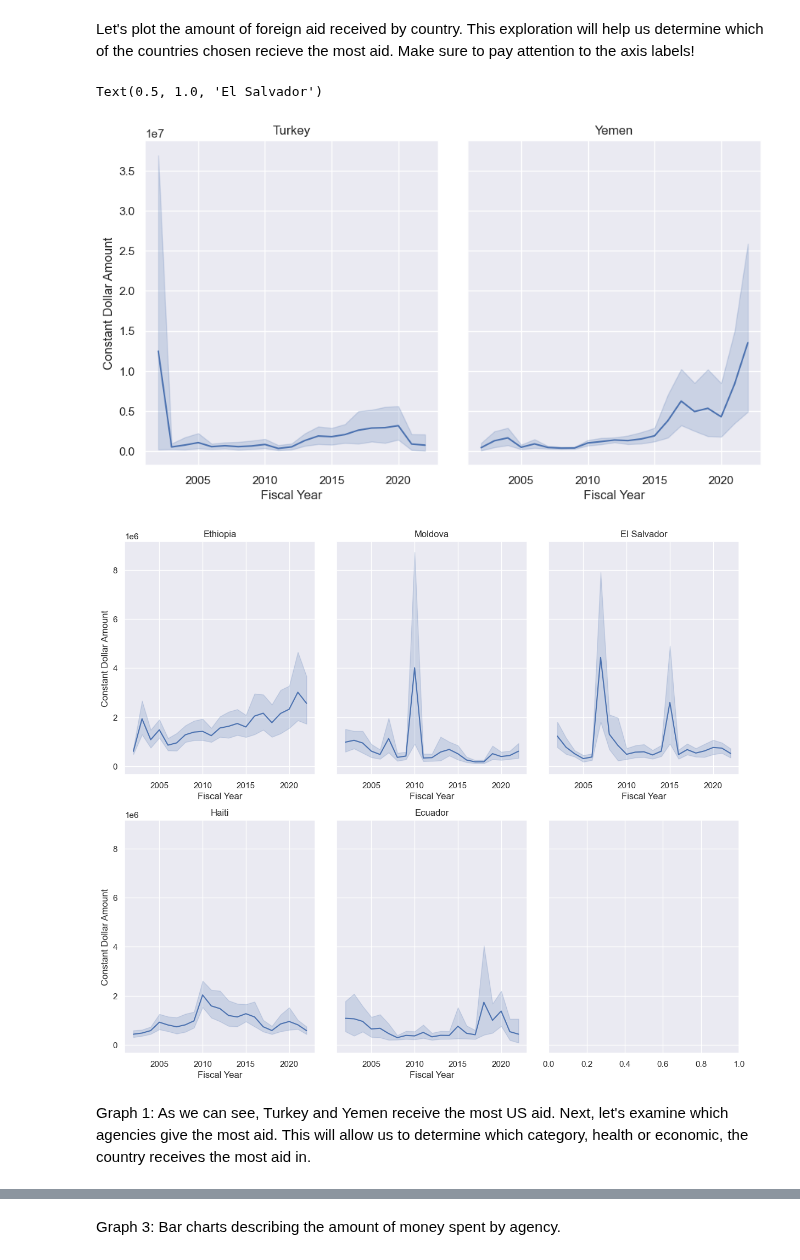
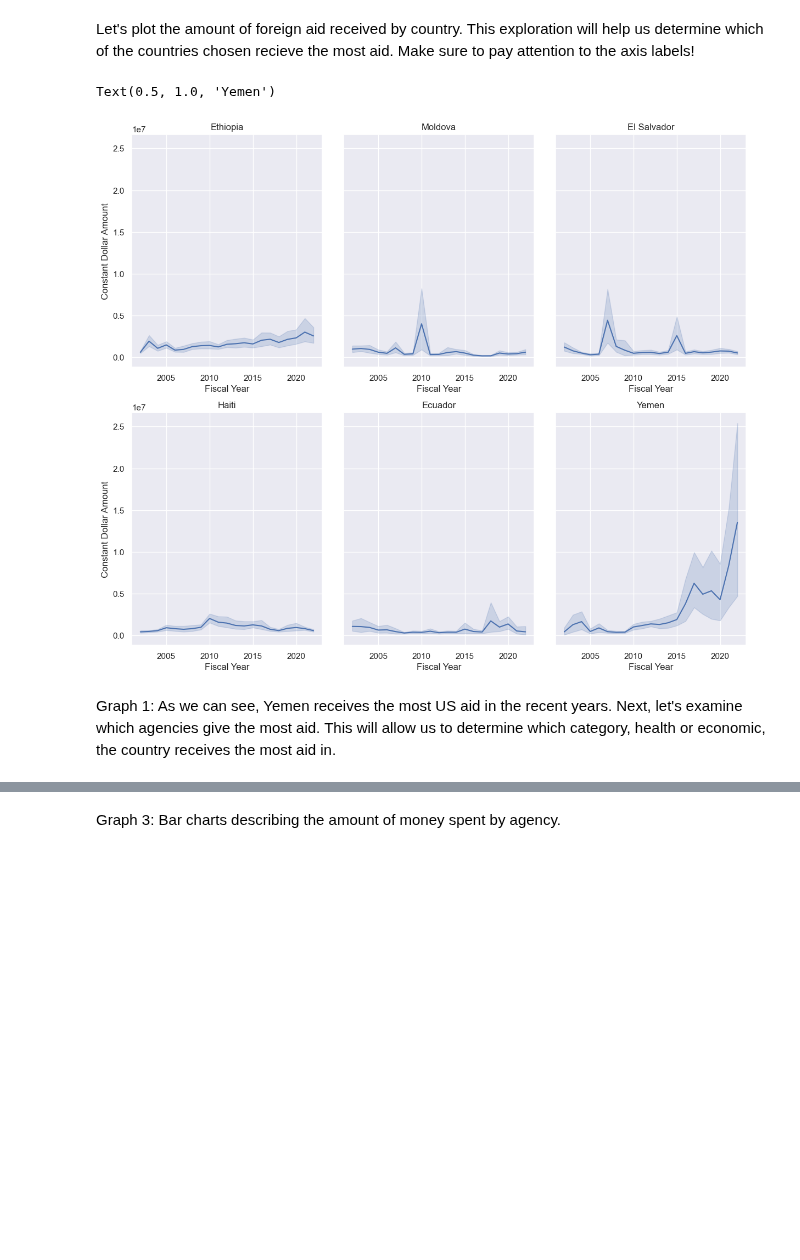
Before and after one commit to chriscallahan99/DataScience_Final_Project, a Jupyter notebook: DS_Milestone_1.ipynb, the cells around one changed output, grey strips where cells are left out. Drawn from its saved outputs; the diff is of its cells as text; code cells hidden in the pictures; blank space fills up the shorter version.

```diff
--- a/DS_Milestone_1.ipynb
+++ b/DS_Milestone_1.ipynb
@@ -235,27 +233,20 @@ $37,957,689.00
 # %% [markdown]
 Let's plot the amount of foreign aid received by country. This exploration will help us determine which of the countries chosen recieve the most aid. Make sure to pay attention to the axis labels!
 # %%
-# For scale purposes: y(1e7)
-fig1, axes1 = plt.subplots(1, 2, figsize=(9,5) , sharey= True)
-fig1.tight_layout(h_pad= 3)
-sns.lineplot(Turkey_foreign_aid_data, x= 'Fiscal Year', y= 'Constant Dollar Amount', ax= axes1[0]).set_title('Turkey')
-sns.lineplot(Yemen_foreign_aid_data, x= 'Fiscal Year', y= 'Constant Dollar Amount', ax= axes1[1]).set_title('Yemen')
+fig, axes = plt.subplots(2, 3, figsize=(12,10) , sharey= True)
+fig.tight_layout(h_pad= 3)
 
-# For scale purposes: y(1e6)
-fig2, axes2 = plt.subplots(2, 3, figsize=(12,10) , sharey= True)
-fig2.tight_layout(h_pad= 3)
-
-sns.lineplot(Ethiopia_foreign_aid_data, x= 'Fiscal Year', y= 'Constant Dollar Amount', ax= axes2[0,0]).set_title('Ethiopia')
-sns.lineplot(Moldova_foreign_aid_data , x= 'Fiscal Year', y= 'Constant Dollar Amount', ax= axes2[0,1]).set_title('Moldova')
-sns.lineplot(Haiti_foreign_aid_data , x= 'Fiscal Year', y= 'Constant Dollar Amount', ax= axes2[1,0]).set_title('Haiti')
-sns.lineplot(Ecuador_foreign_aid_data , x= 'Fiscal Year', y= 'Constant Dollar Amount', ax= axes2[1,1]).set_title('Ecuador')
-sns.lineplot(El_Salvador_foreign_aid_data, x= 'Fiscal Year', y= 'Constant Dollar Amount', ax= axes2[0,2]).set_title('El Salvador')
+sns.lineplot(Ethiopia_foreign_aid_data, x= 'Fiscal Year', y= 'Constant Dollar Amount', ax= axes[0,0]).set_title('Ethiopia')
+sns.lineplot(Moldova_foreign_aid_data , x= 'Fiscal Year', y= 'Constant Dollar Amount', ax= axes[0,1]).set_title('Moldova')
+sns.lineplot(Haiti_foreign_aid_data , x= 'Fiscal Year', y= 'Constant Dollar Amount', ax= axes[1,0]).set_title('Haiti')
+sns.lineplot(Ecuador_foreign_aid_data , x= 'Fiscal Year', y= 'Constant Dollar Amount', ax= axes[1,1]).set_title('Ecuador')
+sns.lineplot(El_Salvador_foreign_aid_data, x= 'Fiscal Year', y= 'Constant Dollar Amount', ax= axes[0,2]).set_title('El Salvador')
+sns.lineplot(Yemen_foreign_aid_data, x= 'Fiscal Year', y= 'Constant Dollar Amount', ax= axes[1,2]).set_title('Yemen')
 # %% [output]
-Text(0.5, 1.0, 'El Salvador')
+Text(0.5, 1.0, 'Yemen')
-[figure, old version]
+[figure, new version]
-[figure, removed]
 # %% [markdown]
-Graph 1: As we can see, Turkey and Yemen receive the most US aid. Next, let's examine which agencies give the most aid. This will allow us to determine which category, health or economic, the country receives the most aid in.
+Graph 1: As we can see, Yemen receives the most US aid in the recent years. Next, let's examine which agencies give the most aid. This will allow us to determine which category, health or economic, the country receives the most aid in.
 # %%
 # Get the top 5 agencies by money spent
 
```
Also changed, not shown: parts of 16 cells of this notebook.
